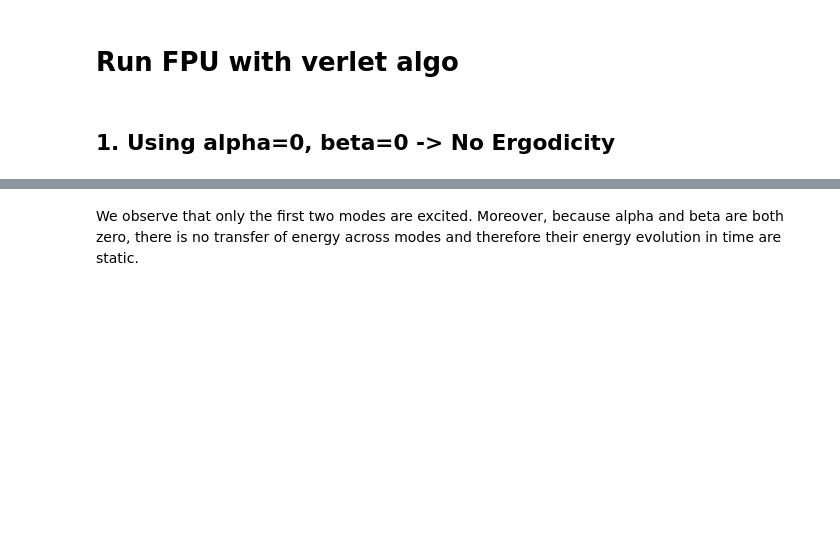
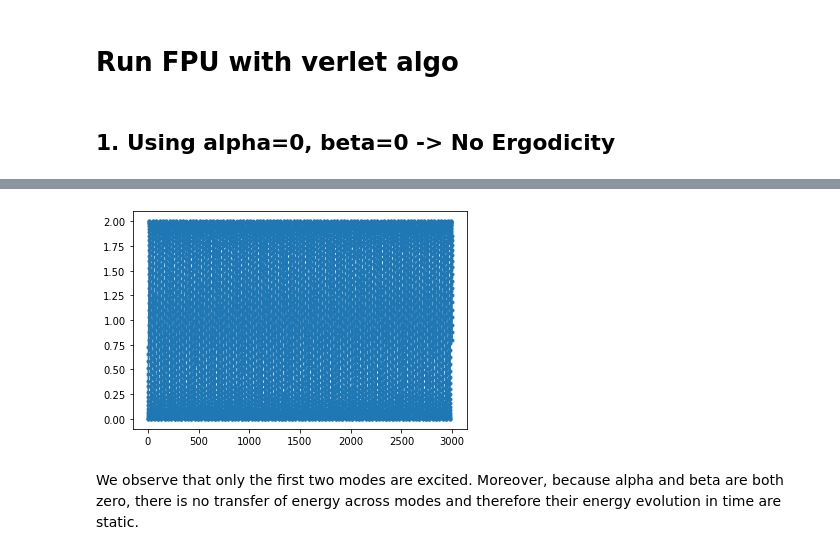
Before and after one commit to aleromualdi/FPU-Integrator, a Jupyter notebook: notebooks/01_create dataset sample manifold.ipynb, the cells around one changed output, grey strips where cells are left out. Cells and saved outputs as stored; diff of their text form; code cells hidden in the pictures; blank space fills up the shorter version.

Commit message:
added rank covariance matrix and plots distances between first and consecutive points in phase space

```diff
--- a/notebooks/01_create dataset sample manifold.ipynb
+++ b/notebooks/01_create dataset sample manifold.ipynb
@@ -108,3 +127,7 @@ plot_mode_energies(data_a_b_zero, xlim=(0, 400))
+# %%
+plot_consecutive_distances(data_a_b_zero, n_points=100000)
+# %% [output]
+[figure, added]
 # %% [markdown]
 We observe that only the first two modes are excited. Moreover, because alpha and beta are both zero, there is no transfer of energy across modes and therefore their energy evolution in time are static.
 # %% [markdown]
```
Also changed, not shown: parts of 15 cells of this notebook.
